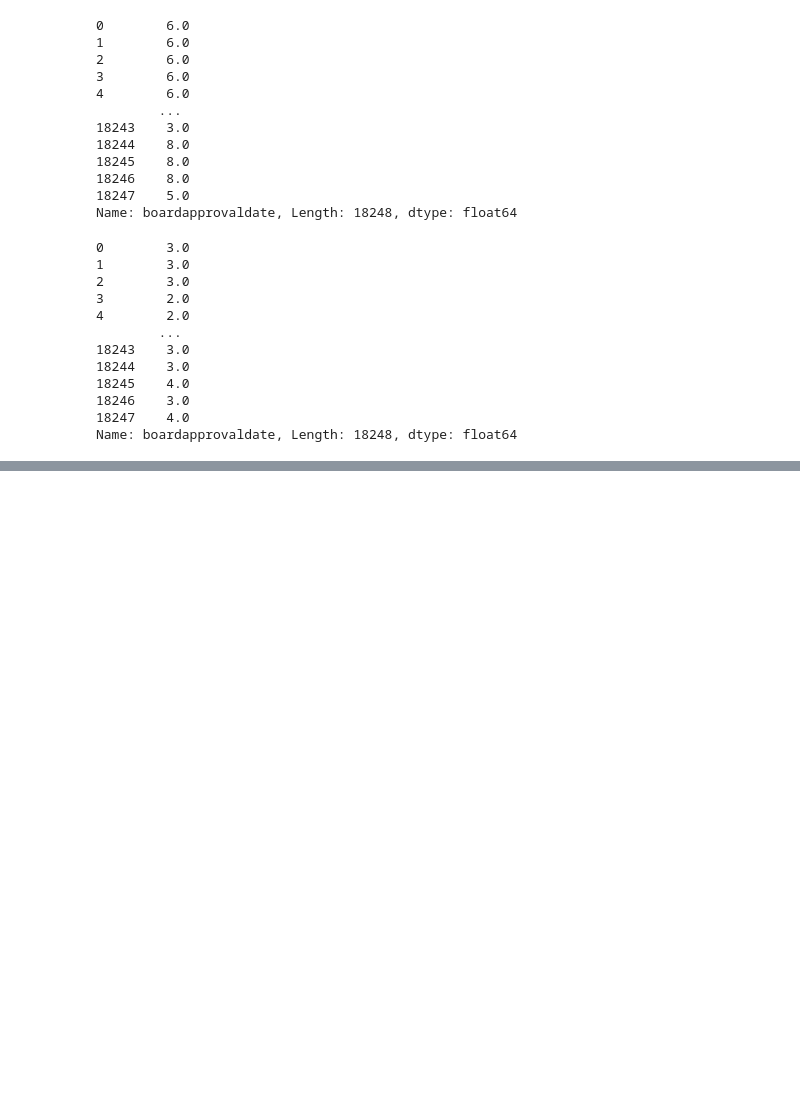
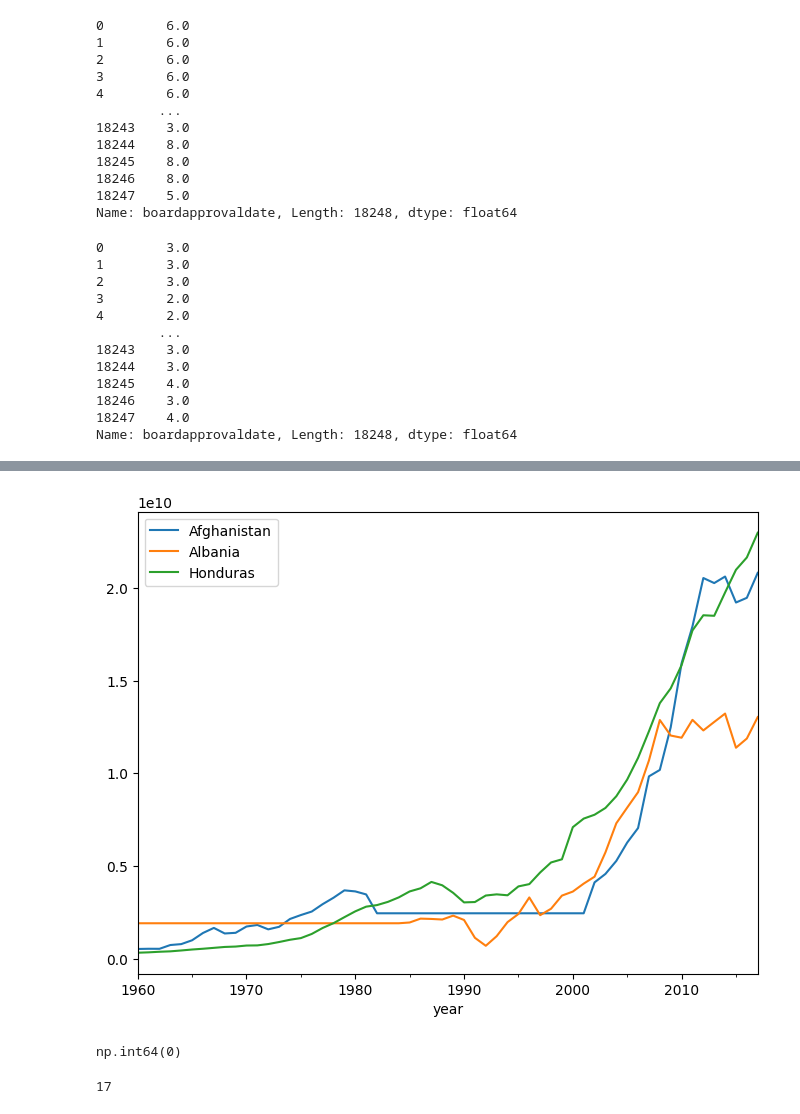
Before and after one commit to RohanJung/ETL_pipeline, a Jupyter notebook: Notebook/intial.ipynb, the cells around one changed output, grey strips where cells are left out. Drawn from its saved outputs; the diff is of its cells as text; code cells hidden in the pictures; blank space fills up the shorter version.

```diff
--- a/Notebook/intial.ipynb
+++ b/Notebook/intial.ipynb
@@ -467,0 +551,22 @@ df_projects['closingweekday'] = df_projects['closingdate'].dt.weekday
+# %%
+plot_results('GDP_bfill')
+# %% [output]
+[figure, added]
+# %%
+df_melt['GDP_ff_bf'] = df_melt.sort_values('year').groupby('Country Name')['GDP'].fillna(method='ffill').fillna(method='bfill')
+
+df_melt['GDP_ff_bf'].isnull().sum()
+# %% [output]
+np.int64(0)
+# %%
+projects = pd.read_csv('C:/Users/rest/Documents/python/etl/ETL_pipeline/Data/projects_data.csv', dtype=str)
+projects.drop('Unnamed: 56', axis=1, inplace=True)
+projects['totalamt'] = pd.to_numeric(projects['totalamt'].str.replace(',', ''))
+projects['countryname'] = projects['countryname'].str.split(';', expand=True)[0]
+projects['boardapprovaldate'] = pd.to_datetime(projects['boardapprovaldate'])
+
+
+
+projects[projects['totalamt'] > 1000000000]['countryname'].nunique()
+# %% [output]
+17
```
Also changed, not shown: parts of 21 cells of this notebook.
